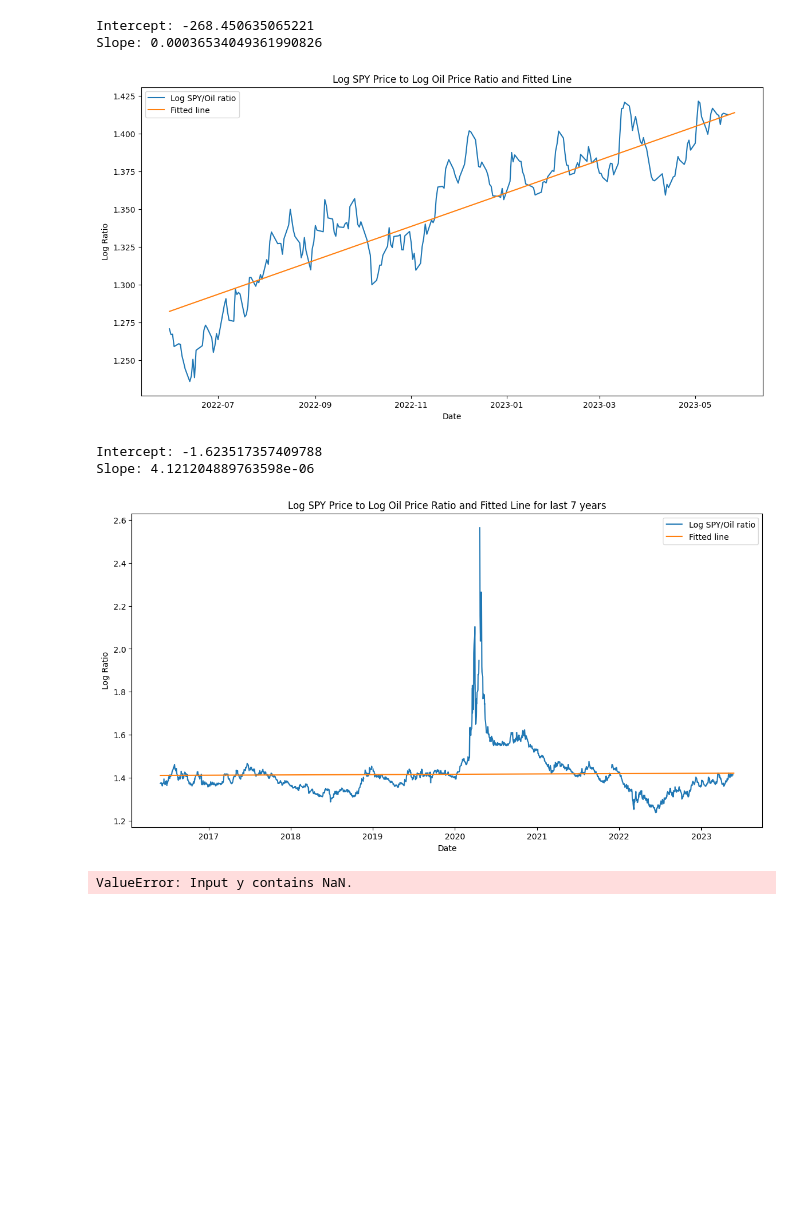
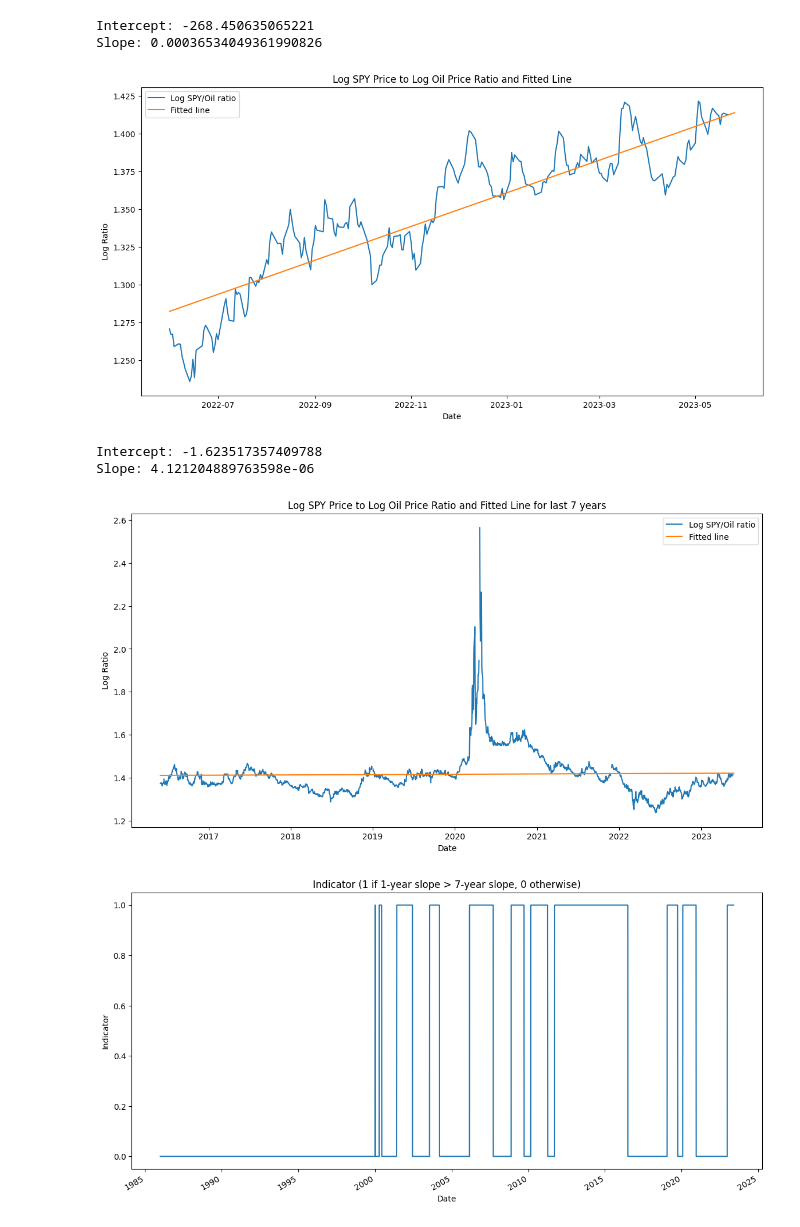
Before and after one commit to dkn-maida/farscape-investment, a Jupyter notebook: growth_study.ipynb, the cells around one changed output. Drawn from its saved outputs; the diff is of its cells as text; code cells hidden in the pictures; blank space fills up the shorter version.

Commit message:
indicator computed

```diff
--- a/growth_study.ipynb
+++ b/growth_study.ipynb
@@ -4,6 +4,9 @@ import matplotlib.pyplot as plt
 import pandas as pd
 from fredapi import Fred
 import numpy as np
+from pandas.tseries.offsets import DateOffset
+from sklearn.linear_model import LinearRegression
+
 
 
 # Fetch SPY data
@@ -152,37 +155,43 @@ for date in spy_oil_log_ratio.index:
     if not last_year_log_ratio.empty:
         X1 = np.array(last_year_log_ratio.index.map(convert_date_to_ordinal)).reshape(-1, 1)
         y1 = last_year_log_ratio.values
-        y1 = pd.Series(y1).fillna(pd.Series(y1).mean()).values
+        if pd.Series(y1).isna().all():
+            y1 = pd.Series(y1).fillna(0).values  # or use another default value
+        else:
+            y1 = pd.Series(y1).fillna(pd.Series(y1).mean()).values
         one_year_slope = calculate_slope(X1, y1)
 
-        # Compute the 7-year slope
+            # Compute the 7-year slope
         seven_years_ago = date - DateOffset(years=7)
         last_seven_years_log_ratio = spy_oil_log_ratio[(spy_oil_log_ratio.index >= seven_years_ago) & (spy_oil_log_ratio.index < date)]
         if not last_seven_years_log_ratio.empty:
             X7 = np.array(last_seven_years_log_ratio.index.map(convert_date_to_ordinal)).reshape(-1, 1)
             y7 = last_seven_years_log_ratio.values
-            y7 = pd.Series(y7).fillna(pd.Series(y7).mean()).values
+            if pd.Series(y7).isna().all():  # Use y7 here instead of y1
+                y7 = pd.Series(y7).fillna(0).values  # or use another default value
+            else:
+                y7 = pd.Series(y7).fillna(pd.Series(y7).mean()).values  # Use y7 here instead of y1
             seven_years_slope = calculate_slope(X7, y7)
 
             # Set the indicator
             indicator[date] = int(one_year_slope > seven_years_slope)
 
 # Plot the indicator
 plt.figure(figsize=(14, 7))
 indicator.plot()
 plt.title('Indicator (1 if 1-year slope > 7-year slope, 0 otherwise)')
 plt.xlabel('Date')
 plt.ylabel('Indicator')
 plt.show()
 # %% [output]
 [*********************100%***********************]  1 of 1 completed
 [figure]
 [figure]
 [figure]
 Intercept: -268.450635065221
 Slope: 0.00036534049361990826
 [figure]
 Intercept: -1.623517357409788
 Slope: 4.121204889763598e-06
 [figure]
-ValueError: Input y contains NaN.
+[figure, added]
```
